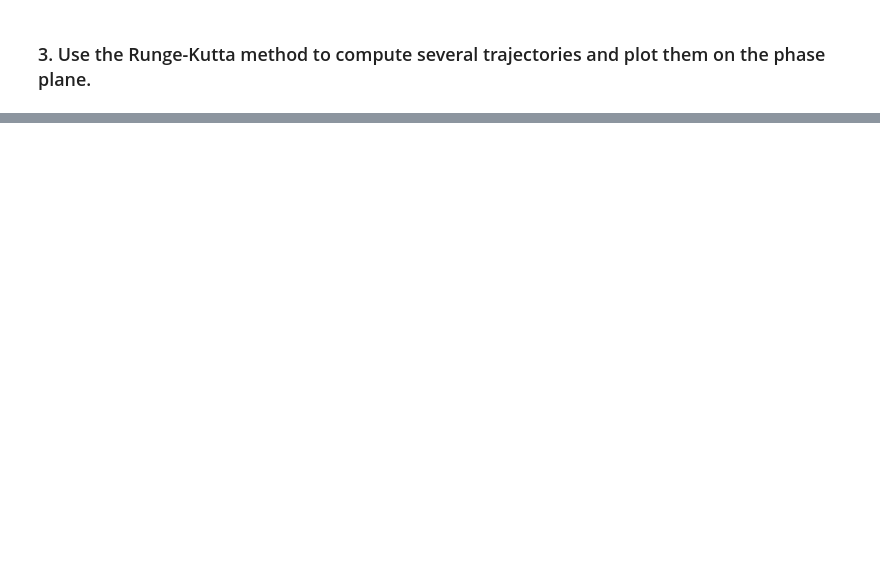
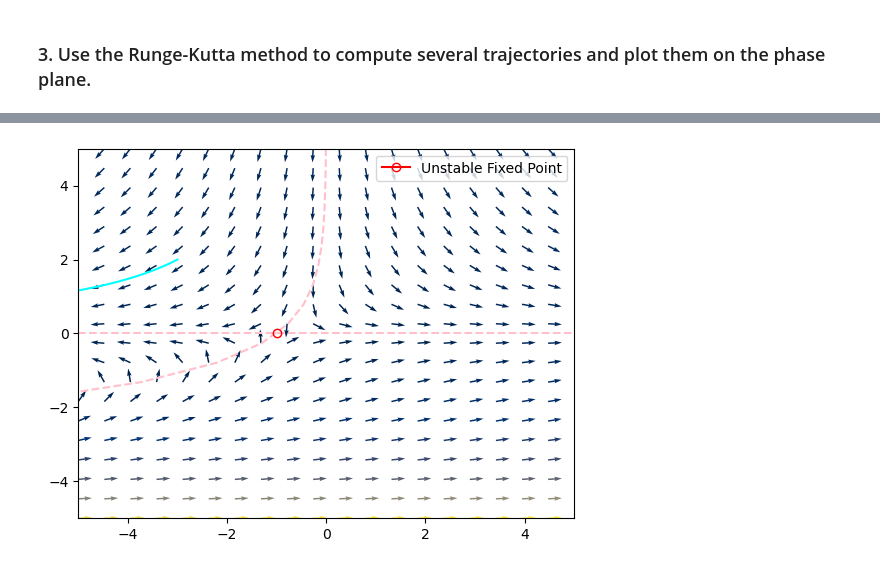
Before and after one commit to wbandabarragan/computational-physics-2, a Jupyter notebook: unit-6/601-nonlinear-systems-2D.ipynb, the cells around one changed output, grey strips where cells are left out. Saved outputs shown, nothing was run; the diff lists cells and outputs as text; code cells hidden in the pictures; blank space fills up the shorter version.

```diff
--- a/unit-6/601-nonlinear-systems-2D.ipynb
+++ b/unit-6/601-nonlinear-systems-2D.ipynb
@@ -24,2 +99,15 @@ $$
 # %% [markdown]
 ### 3. Use the Runge-Kutta method to compute several trajectories and plot them on the phase plane.
+# %%
+# Integrator -> SciPy
+
+def compute_traj(ics_input):
+    """
+    """
+    # Get ICs
+    x0, y0 = ics_input
+
+    # Forward in time integrator
+    sln = sc.integrate.solve_ivp(ode_system, t_limits, [x0, y0], t_eval = t_axis, method = "RK45")
+
+    return sln.y[0], sln.y[1]
@@ -25,0 +133,21 @@ $$
+# %%
+# Phase diagram
+plt.figure()
+
+plt.axhline(y_null, color = "pink", linestyle = "--")
+
+plt.plot(x_null, y_1d, color = "pink", linestyle = "--")
+
+plt.plot(x0, y0, marker = "o", color = "red", fillstyle = "none", label = "Unstable Fixed Point")
+plt.quiver(x_2d, y_2d, vx_2d, vy_2d, v_mag, cmap = "cividis")
+
+# Add the trajectories
+plt.plot(sol_x, sol_y, color = "cyan", linestyle = "-")
+
+plt.xlim(xl, xr)
+plt.ylim(yl, yr)
+
+plt.legend()
+plt.show()
+# %% [output]
+[figure, added]
```
Also changed, not shown: parts of 7 cells of this notebook, 1 other file.
